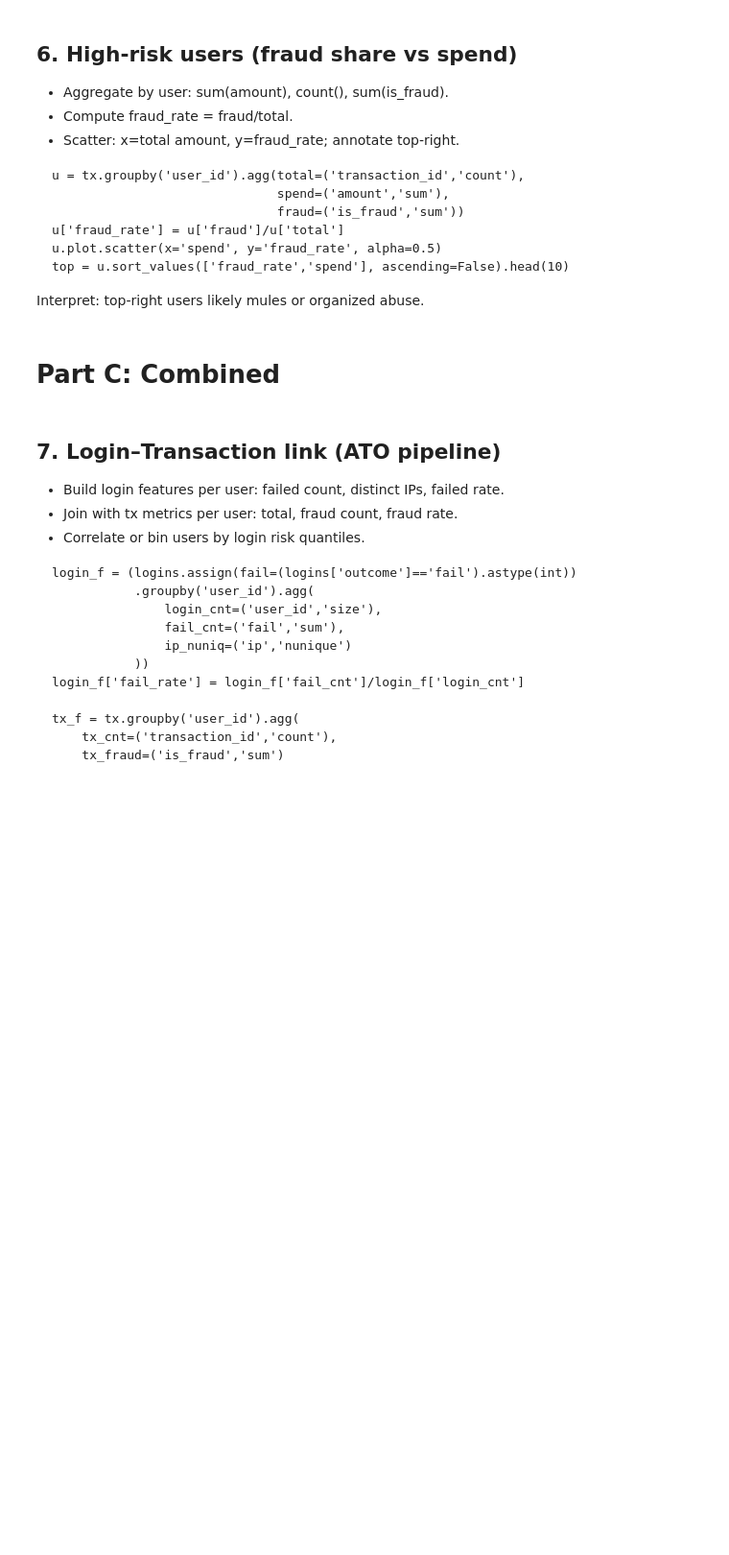
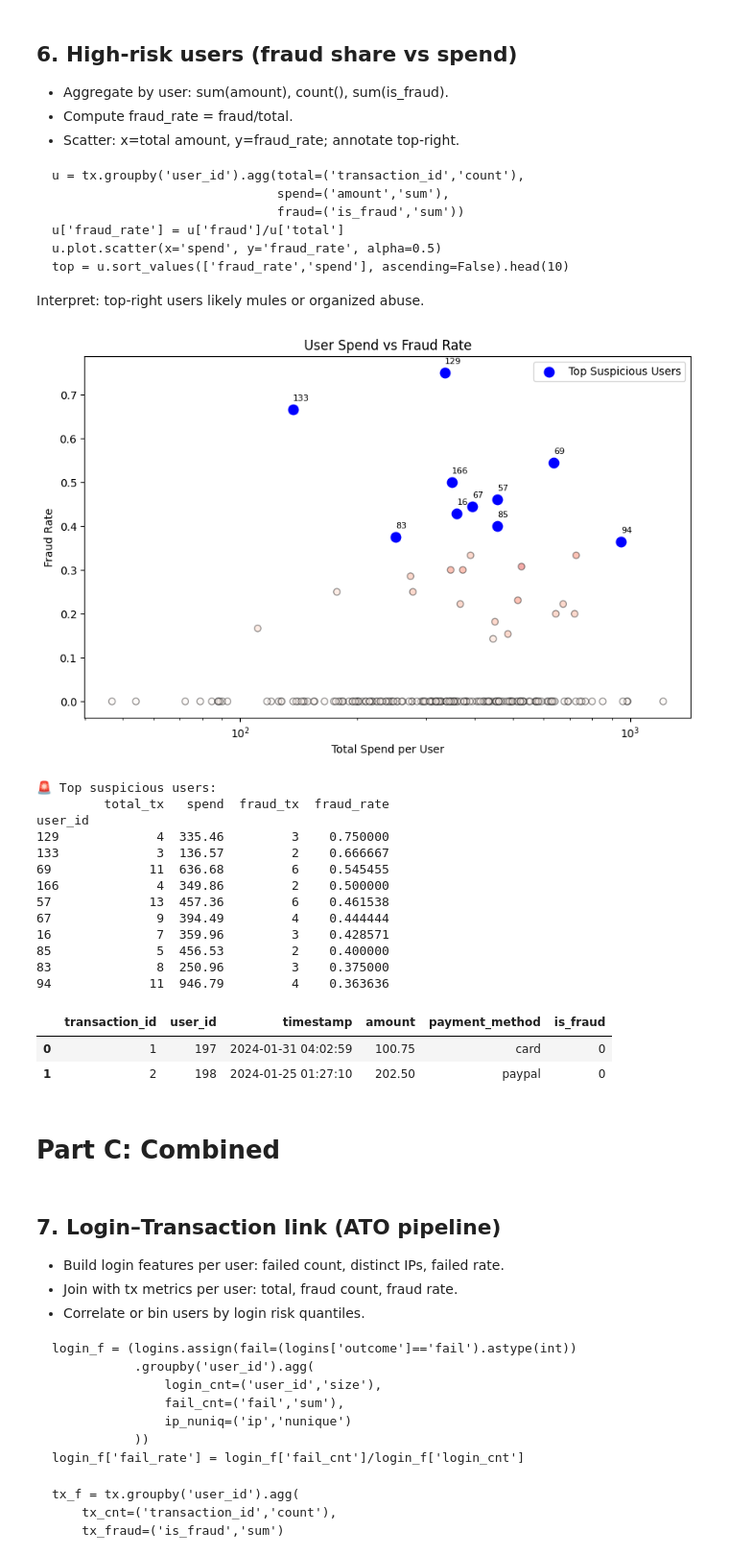
Before and after one commit to tommyasni08/Fraud-Projects, a Jupyter notebook: [Learn] Stage 1 Foundations/02_eda_exercise.ipynb, the cells around one changed output. Shown at 96% size. Drawn from its saved outputs; the diff is of its cells as text; code cells hidden in the pictures; blank space fills up the shorter version.

````diff
--- a/[Learn] Stage 1 Foundations/02_eda_exercise.ipynb
+++ b/[Learn] Stage 1 Foundations/02_eda_exercise.ipynb
@@ -314,6 +403,60 @@ top = u.sort_values(['fraud_rate','spend'], ascending=False).head(10)
 ```
 
 Interpret: top-right users likely mules or organized abuse.
+# %%
+# Aggregate
+agg_users = transactions.groupby('user_id').agg(
+    total_tx=('transaction_id','count'),
+    spend=('amount','sum'),
+    fraud_tx=('is_fraud','sum')
+)
+agg_users['fraud_rate'] = agg_users['fraud_tx'] / agg_users['total_tx']
+
+# Plot
+plt.figure(figsize=(10,6))
+plt.scatter(agg_users['spend'], agg_users['fraud_rate'],
+            alpha=0.4, c=agg_users['fraud_tx'], cmap='Reds', edgecolor='k')
+
+plt.title("User Spend vs Fraud Rate")
+plt.xlabel("Total Spend per User")
+plt.ylabel("Fraud Rate")
+
+# Log scale for spend (often very skewed)
+plt.xscale('log')
+
+# Highlight top suspicious users
+top_susp = agg_users.sort_values(['fraud_rate','spend'], ascending=False).head(10)
+plt.scatter(top_susp['spend'], top_susp['fraud_rate'],
+            color='blue', s=80, label='Top Suspicious Users')
+for idx, row in top_susp.iterrows():
+    plt.text(row['spend'], row['fraud_rate']+0.02, str(idx), fontsize=8)
+
+plt.legend()
+plt.show()
+
+print("🚨 Top suspicious users:")
+print(top_susp[['total_tx','spend','fraud_tx','fraud_rate']])
+# %% [output]
+[figure, added]
+🚨 Top suspicious users:
+         total_tx   spend  fraud_tx  fraud_rate
+user_id
+129             4  335.46         3    0.750000
+133             3  136.57         2    0.666667
+69             11  636.68         6    0.545455
+166             4  349.86         2    0.500000
+57             13  457.36         6    0.461538
+67              9  394.49         4    0.444444
+16              7  359.96         3    0.428571
+85              5  456.53         2    0.400000
+83              8  250.96         3    0.375000
+94             11  946.79         4    0.363636
+# %%
+transactions.head(2)
+# %% [output]
+|  | transaction_id | user_id | timestamp | amount | payment_method | is_fraud |
+| 0 | 1 | 197 | 2024-01-31 04:02:59 | 100.75 | card | 0 |
+| 1 | 2 | 198 | 2024-01-25 01:27:10 | 202.50 | paypal | 0 |
 # %% [markdown]
 # Part C: Combined
 # %% [markdown]
````
Also changed, not shown: parts of 6 cells of this notebook.
